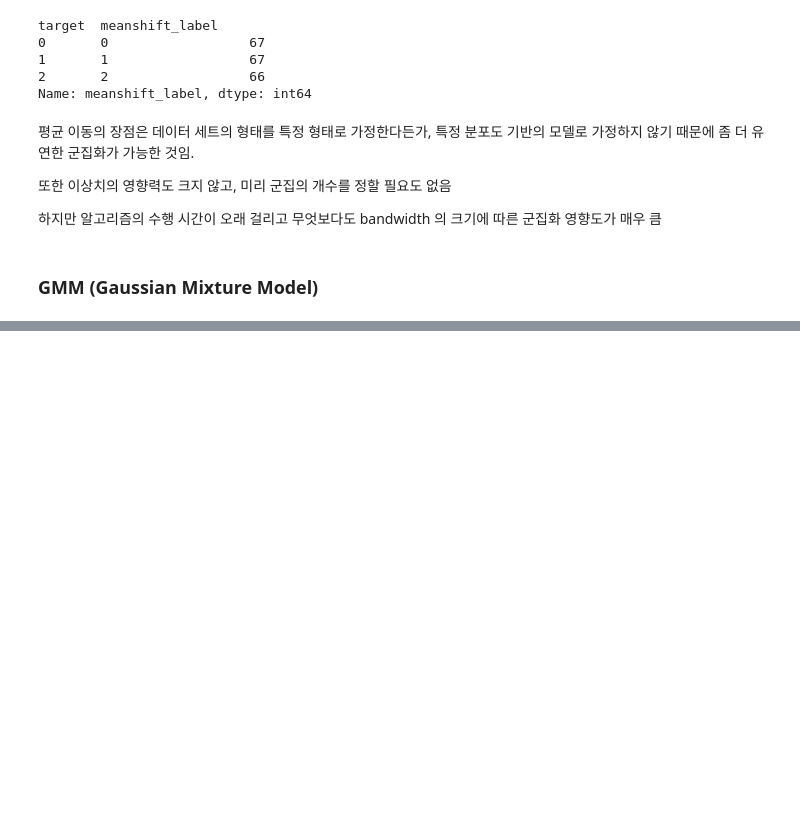
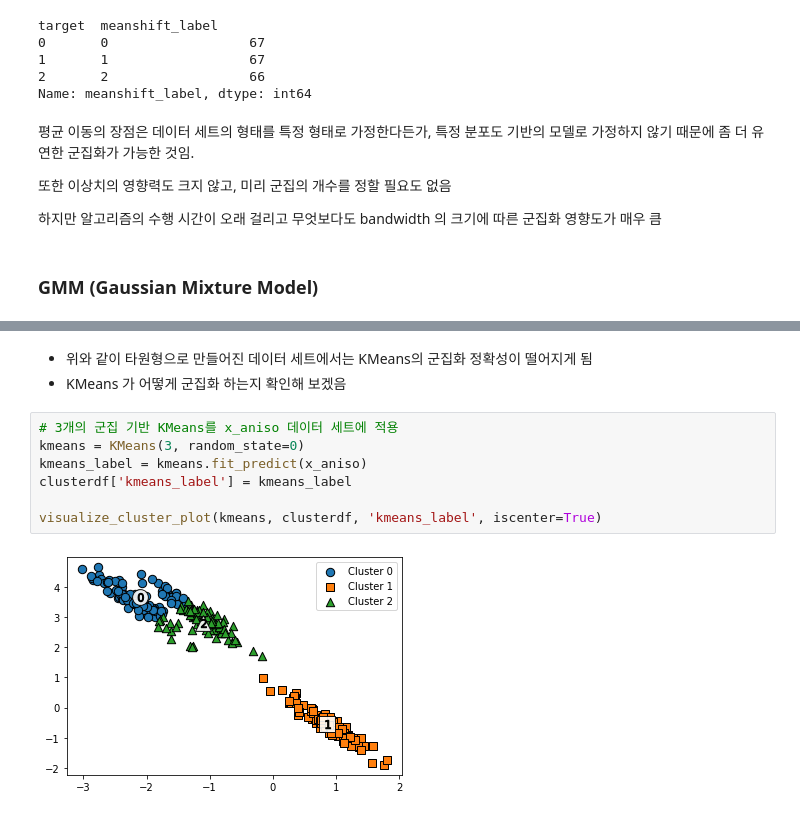
Before and after one commit to johyunkang/python-ml-guide, a Jupyter notebook: python_ml_perfect_guide_07_Clustering.ipynb, the cells around one changed output, grey strips where cells are left out. Drawn from its saved outputs; the diff is of its cells as text; blank space fills up the shorter version.

```diff
--- a/python_ml_perfect_guide_07_Clustering.ipynb
+++ b/python_ml_perfect_guide_07_Clustering.ipynb
@@ -480,0 +605,12 @@ Name: meanshift_label, dtype: int64
+# %% [markdown]
+- 위와 같이 타원형으로 만들어진 데이터 세트에서는 KMeans의 군집화 정확성이 떨어지게 됨
+- KMeans 가 어떻게 군집화 하는지 확인해 보겠음
+# %%
+# 3개의 군집 기반 KMeans를 x_aniso 데이터 세트에 적용
+kmeans = KMeans(3, random_state=0)
+kmeans_label = kmeans.fit_predict(x_aniso)
+clusterdf['kmeans_label'] = kmeans_label
+
+visualize_cluster_plot(kmeans, clusterdf, 'kmeans_label', iscenter=True)
+# %% [output]
+[figure, added]
```
Also changed, not shown: parts of 18 cells of this notebook.
